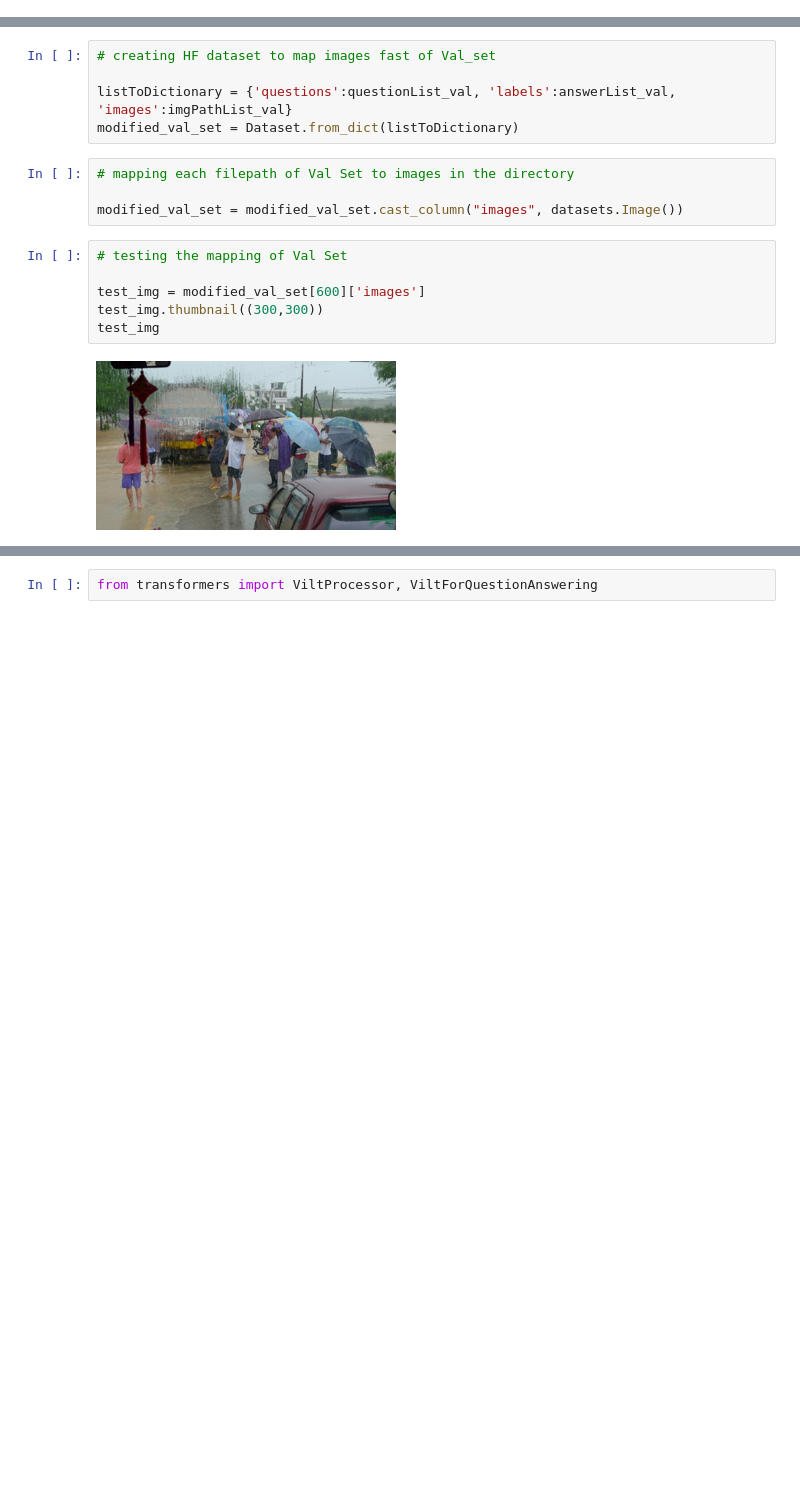
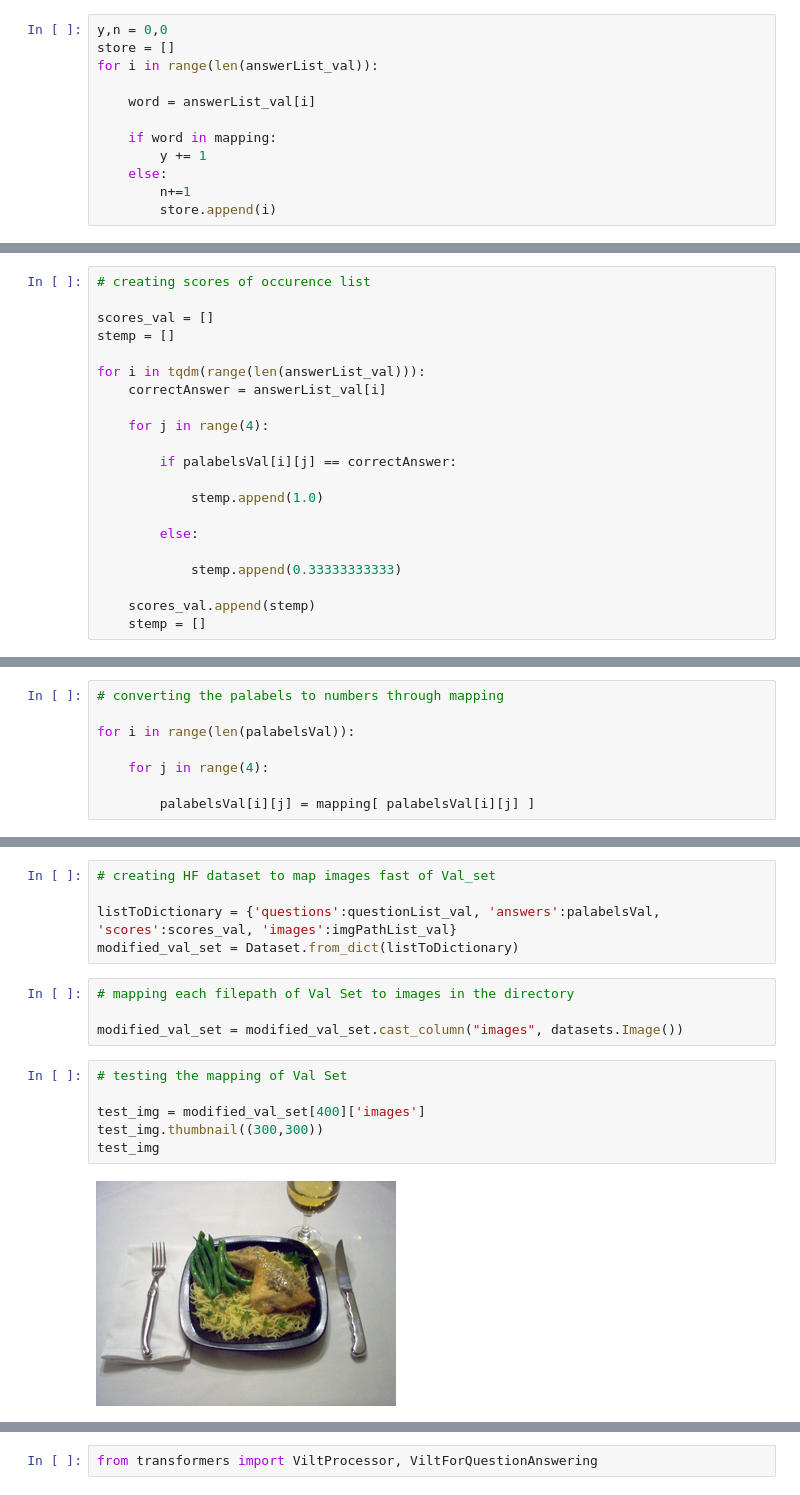
Before and after one commit to Aritra02091998/Common-Sense-Reasoning, a Jupyter notebook: Vilt_on_cric_classification_setting-with-less-data.ipynb, the cells around one changed output, grey strips where cells are left out. Drawn from its saved outputs; the diff is of its cells as text; blank space fills up the shorter version.

```diff
--- a/Vilt_on_cric_classification_setting-with-less-data.ipynb
+++ b/Vilt_on_cric_classification_setting-with-less-data.ipynb
@@ -236,0 +292,12 @@ len(questionList_val), len(answerList_val), len(imgList_val)
+# %%
+y,n = 0,0
+store = []
+for i in range(len(answerList_val)):
+
+    word = answerList_val[i]
+
+    if word in mapping:
+        y += 1
+    else:
+        n+=1
+        store.append(i)
@@ -236,0 +334,21 @@ len(questionList_val), len(answerList_val), len(imgList_val)
+# %%
+# creating scores of occurence list
+
+scores_val = []
+stemp = []
+
+for i in tqdm(range(len(answerList_val))):
+    correctAnswer = answerList_val[i]
+
+    for j in range(4):
+
+        if palabelsVal[i][j] == correctAnswer:
+
+            stemp.append(1.0)
+
+        else:
+
+            stemp.append(0.33333333333)
+
+    scores_val.append(stemp)
+    stemp = []
@@ -236,0 +363,8 @@ len(questionList_val), len(answerList_val), len(imgList_val)
+# %%
+# converting the palabels to numbers through mapping
+
+for i in range(len(palabelsVal)):
+
+    for j in range(4):
+
+        palabelsVal[i][j] = mapping[ palabelsVal[i][j] ]
@@ -255,7 +397,7 @@ imgPathList_val[0:5]
 # %%
 # creating HF dataset to map images fast of Val_set
 
-listToDictionary = {'questions':questionList_val, 'labels':answerList_val, 'images':imgPathList_val}
+listToDictionary = {'questions':questionList_val, 'answers':palabelsVal, 'scores':scores_val, 'images':imgPathList_val}
 modified_val_set = Dataset.from_dict(listToDictionary)
 # %%
 # mapping each filepath of Val Set to images in the directory
@@ -264,9 +406,9 @@ modified_val_set = modified_val_set.cast_column("images", datasets.Image())
 # %%
 # testing the mapping of Val Set
 
-test_img = modified_val_set[600]['images']
+test_img = modified_val_set[400]['images']
 test_img.thumbnail((300,300))
 test_img
 # %% [output]
-[figure, old version]
+[figure, new version]
 # %% [markdown]
```
Also changed, not shown: parts of 82 cells of this notebook.
